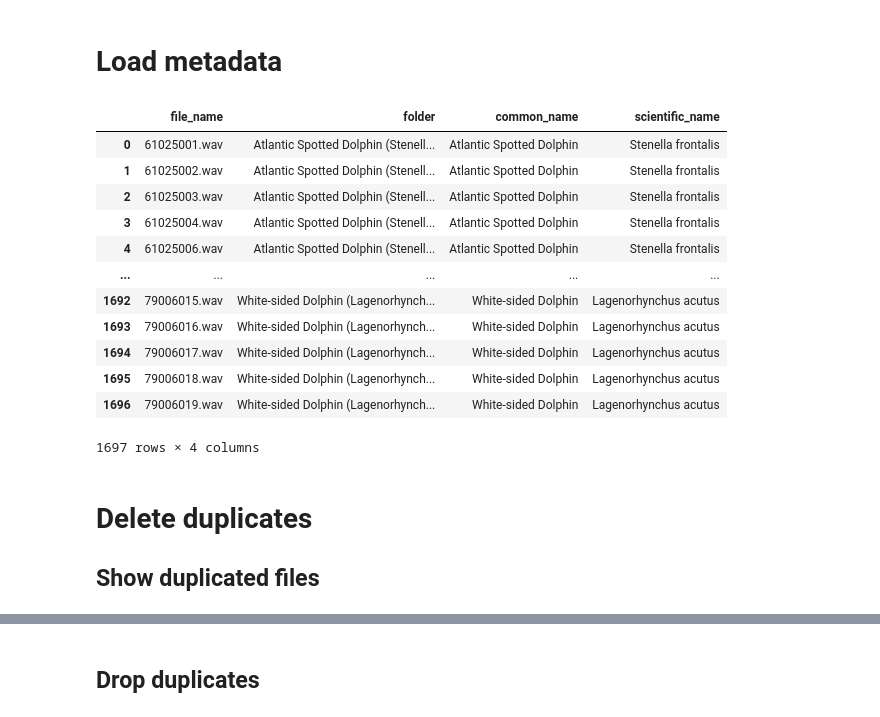
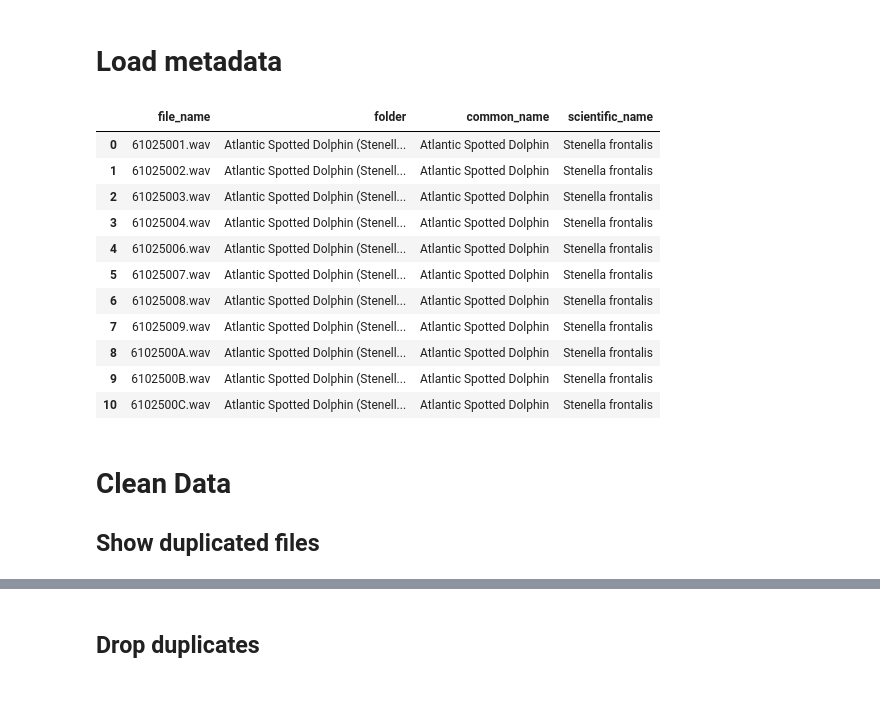
Before and after one commit to Lanzzzzz/Mammal_Sound_Classification, a Jupyter notebook: mammal_sound_build_MFCC.ipynb, the cells around one changed output, grey strips where cells are left out. Drawn from its saved outputs; the diff is of its cells as text; code cells hidden in the pictures.

```diff
--- a/mammal_sound_build_MFCC.ipynb
+++ b/mammal_sound_build_MFCC.ipynb
@@ -1,32 +1,32 @@
 # %% [markdown]
 # Load metadata
 # %%
-import pandas as pd
+
 import IPython.display as ipd
 import librosa
 import librosa.display
 import matplotlib.pyplot as plt
+import pandas as pd
 
 # read the metadate of all files
-path = "./Best of/"
+path = "./Best_of/"
 metadata = pd.read_csv(path + 'data.csv')
-metadata
+metadata.head(11)
 # %% [output]
 |  | file_name | folder | common_name | scientific_name |
 | 0 | 61025001.wav | Atlantic Spotted Dolphin (Stenell... | Atlantic Spotted Dolphin | Stenella frontalis |
 | 1 | 61025002.wav | Atlantic Spotted Dolphin (Stenell... | Atlantic Spotted Dolphin | Stenella frontalis |
 | 2 | 61025003.wav | Atlantic Spotted Dolphin (Stenell... | Atlantic Spotted Dolphin | Stenella frontalis |
 | 3 | 61025004.wav | Atlantic Spotted Dolphin (Stenell... | Atlantic Spotted Dolphin | Stenella frontalis |
 | 4 | 61025006.wav | Atlantic Spotted Dolphin (Stenell... | Atlantic Spotted Dolphin | Stenella frontalis |
-| ... | ... | ... | ... | ... |
-| 1692 | 79006015.wav | White-sided Dolphin (Lagenorhynch... | White-sided Dolphin | Lagenorhynchus acutus |
-| 1693 | 79006016.wav | White-sided Dolphin (Lagenorhynch... | White-sided Dolphin | Lagenorhynchus acutus |
-| 1694 | 79006017.wav | White-sided Dolphin (Lagenorhynch... | White-sided Dolphin | Lagenorhynchus acutus |
-| 1695 | 79006018.wav | White-sided Dolphin (Lagenorhynch... | White-sided Dolphin | Lagenorhynchus acutus |
-| 1696 | 79006019.wav | White-sided Dolphin (Lagenorhynch... | White-sided Dolphin | Lagenorhynchus acutus |
+| 5 | 61025007.wav | Atlantic Spotted Dolphin (Stenell... | Atlantic Spotted Dolphin | Stenella frontalis |
+| 6 | 61025008.wav | Atlantic Spotted Dolphin (Stenell... | Atlantic Spotted Dolphin | Stenella frontalis |
+| 7 | 61025009.wav | Atlantic Spotted Dolphin (Stenell... | Atlantic Spotted Dolphin | Stenella frontalis |
+| 8 | 6102500A.wav | Atlantic Spotted Dolphin (Stenell... | Atlantic Spotted Dolphin | Stenella frontalis |
+| 9 | 6102500B.wav | Atlantic Spotted Dolphin (Stenell... | Atlantic Spotted Dolphin | Stenella frontalis |
+| 10 | 6102500C.wav | Atlantic Spotted Dolphin (Stenell... | Atlantic Spotted Dolphin | Stenella frontalis |
-1697 rows × 4 columns
 # %% [markdown]
-# Delete duplicates
+# Clean Data
 ## Show duplicated files
 # %%
 # show the files that are same but exsist in different folder of species
```
Also changed, not shown: parts of 12 cells of this notebook.
